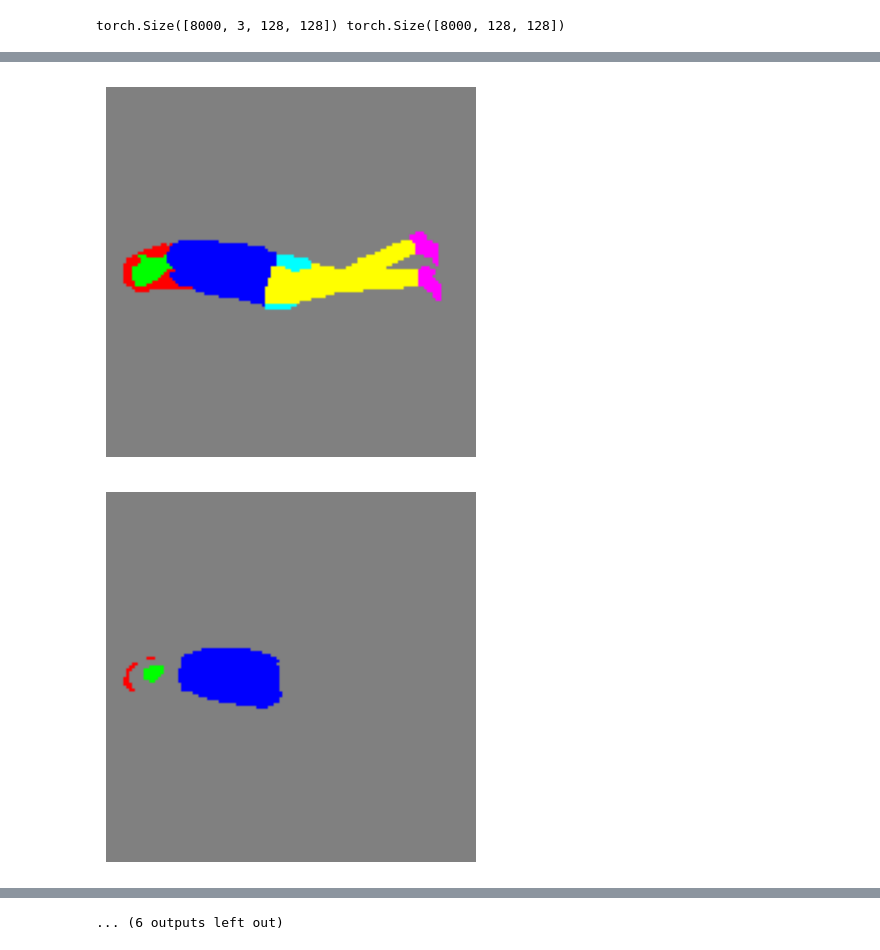
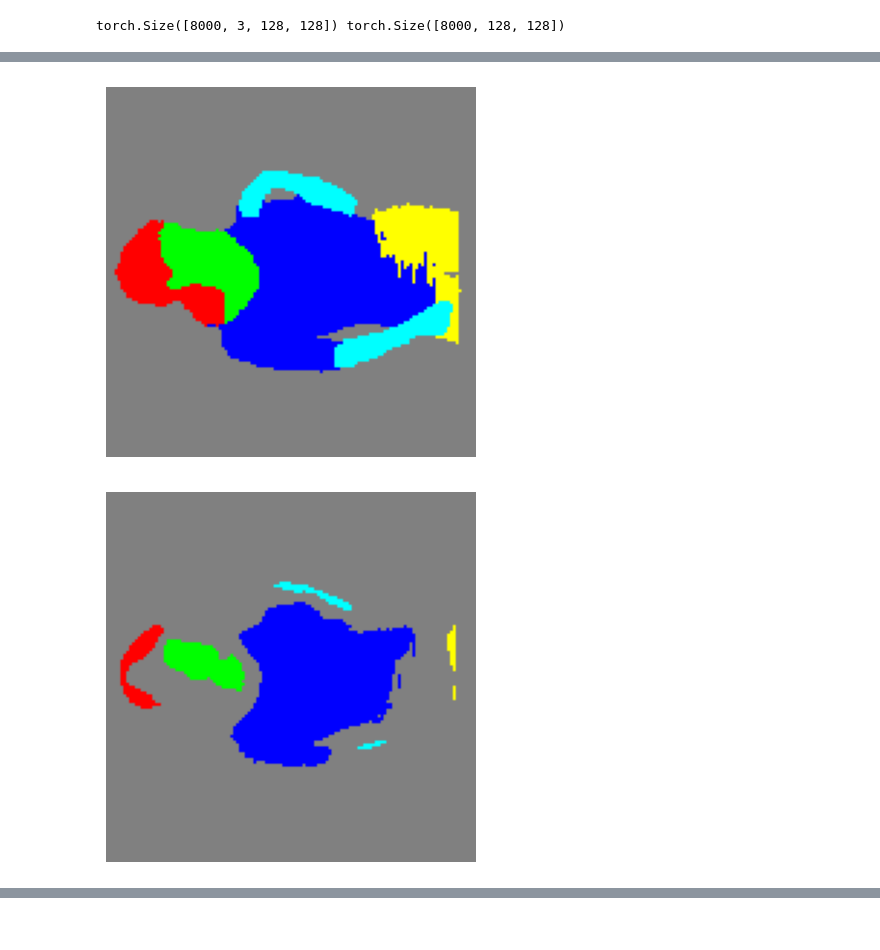
Before and after one commit to outta-3-project-1691/clothes_segmentation, a Jupyter notebook: train_u2_net.ipynb, the cells around one changed output, grey strips where cells are left out. Drawn from its saved outputs; the diff is of its cells as text; code cells hidden in the pictures.

Commit message:
#4 add train interface

```diff
--- a/train_u2_net.ipynb
+++ b/train_u2_net.ipynb
@@ -35,5 +33,7 @@ torch.Size([8000, 3, 128, 128]) torch.Size([8000, 128, 128])
 test_input = None
 test_label = None
 for i, j in valid_loader:
-    test_input = i[0]
-    test_label = j[0]
+    test_input = i[2]
+    test_label = j[2]
+
+show_test_output(model, test_input, test_label, device)
@@ -40,7 +43,10 @@ for i, j in valid_loader:
 # %%
 criterion = CrossEntropyLoss()
 sc_loss = SCLoss()
-optimizer = Adam(model.parameters(), lr=1e-4)
+optimizer = Adam(model.parameters(), lr=1e-8)
+# %%
+train = []
+valid = []
 # %%
 def train_valid(model, criterion, sc_loss, L,optimizer, trainloader, validloader, num_epochs=1):
     count = 0
@@ -104,5 +110,8 @@ def epoch_loop(model, criterion, sc_loss, L, optimizer, dataloader, valid=False)
 
     return epoch_loss/len(dataloader)
 # %%
-train_valid(model, criterion, sc_loss, 0.1, optimizer, train_loader, valid_loader, num_epochs=10)
+optimizer = Adam(model.parameters(), lr=1e-4)
+t, v = train_valid(model, criterion, sc_loss, 0.5, optimizer, train_loader, valid_loader, num_epochs=10)
+train += t
+valid += t
 # %% [output]
@@ -110,2 +119,2 @@ Epoch 1/10, Train Loss: 0.2625269873738289, Valid Loss: 0.12506184880695645
-[figure, old version]
+[figure, new version]
-[figure, old version]
+[figure, new version]
@@ -121 +126,0 @@ Epoch 4/10, Train Loss: 0.07673708759248257, Valid Loss: 0.07960189293537821
-... (6 outputs left out)
```
Also changed, not shown: parts of 8 cells of this notebook.
